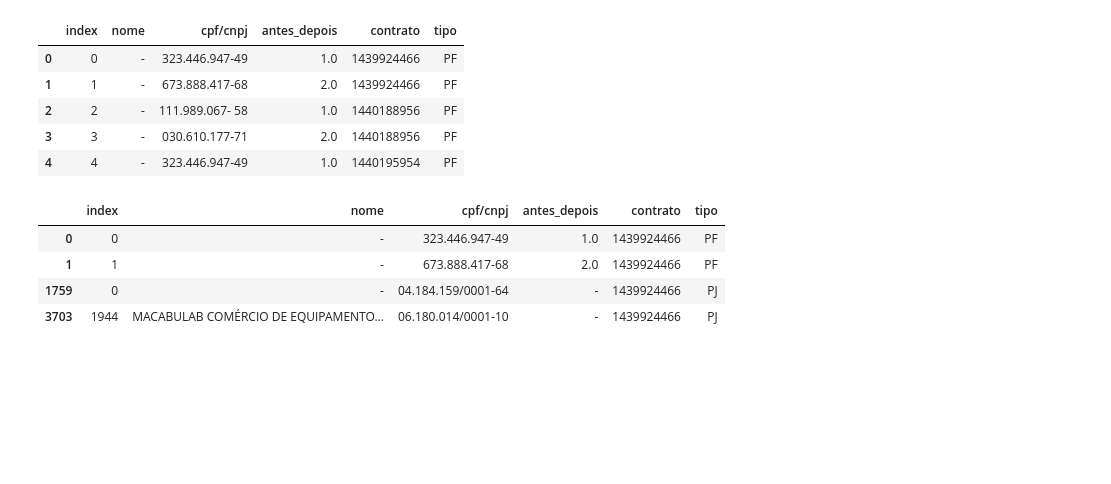
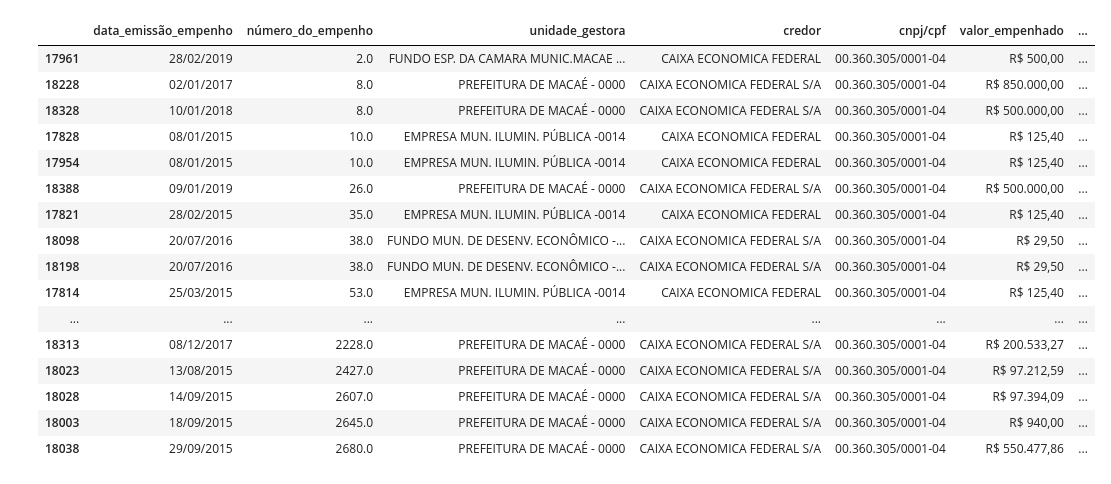
Before and after one commit to mmcodesso/portaltransparenciamacae, a Jupyter notebook: Untitled.ipynb, the cells around one changed output. Drawn from its saved outputs; the diff is of its cells as text; code cells hidden in the pictures; blank space fills up the shorter version.

```diff
--- a/Untitled.ipynb
+++ b/Untitled.ipynb
@@ -4,24 +1,37 @@ import pandas as pd
+# %%
+import sqlite3
+import pandas as pd
+import numpy as np
+from bs4 import BeautifulSoup
+import time
+import sys
+import unicodedata
+
+pd.options.display.max_columns = None # this will set limit of columns to 500
+pd.options.display.max_rows = 10 # this will set limit of columns to 500
 # %%
 dbfile = r"database_macae.db"
 conn = sqlite3.connect(dbfile)
 # %%
-query = "select * from contratos"
-
+query = "select * from detalhes_emp"
 df = pd.read_sql(query, conn)
-
-df.head()
-# %% [output]
-|  | index | nome | cpf/cnpj | antes_depois | contrato | tipo |
-| 0 | 0 | - | 323.446.947-49 | 1.0 | 1439924466 | PF |
-| 1 | 1 | - | 673.888.417-68 | 2.0 | 1439924466 | PF |
-| 2 | 2 | - | 111.989.067- 58 | 1.0 | 1440188956 | PF |
-| 3 | 3 | - | 030.610.177-71 | 2.0 | 1440188956 | PF |
-| 4 | 4 | - | 323.446.947-49 | 1.0 | 1440195954 | PF |
-# %%
-df[df.contrato==1439924466]
-# %% [output]
-|  | index | nome | cpf/cnpj | antes_depois | contrato | tipo |
-| 0 | 0 | - | 323.446.947-49 | 1.0 | 1439924466 | PF |
-| 1 | 1 | - | 673.888.417-68 | 2.0 | 1439924466 | PF |
-| 1759 | 0 | - | 04.184.159/0001-64 | - | 1439924466 | PJ |
-| 3703 | 1944 | MACABULAB COMÉRCIO DE EQUIPAMENTO... | 06.180.014/0001-10 | - | 1439924466 | PJ |
+# %%
+df[(df.credor.str.contains('CAIXA ECONOMICA FEDERAL'))].drop_duplicates().sort_values('número_do_empenho')
+# %% [output]
+|  | data_emissão_empenho | número_do_empenho | unidade_gestora | credor | cnpj/cpf | valor_empenhado | ... |
+| 17961 | 28/02/2019 | 2.0 | FUNDO ESP. DA CAMARA MUNIC.MACAE ... | CAIXA ECONOMICA FEDERAL | 00.360.305/0001-04 | R$ 500,00 | ... |
+| 18228 | 02/01/2017 | 8.0 | PREFEITURA DE MACAÉ - 0000 | CAIXA ECONOMICA FEDERAL S/A | 00.360.305/0001-04 | R$ 850.000,00 | ... |
+| 18328 | 10/01/2018 | 8.0 | PREFEITURA DE MACAÉ - 0000 | CAIXA ECONOMICA FEDERAL S/A | 00.360.305/0001-04 | R$ 500.000,00 | ... |
+| 17828 | 08/01/2015 | 10.0 | EMPRESA MUN. ILUMIN. PÚBLICA -0014 | CAIXA ECONOMICA FEDERAL | 00.360.305/0001-04 | R$ 125,40 | ... |
+| 17954 | 08/01/2015 | 10.0 | EMPRESA MUN. ILUMIN. PÚBLICA -0014 | CAIXA ECONOMICA FEDERAL | 00.360.305/0001-04 | R$ 125,40 | ... |
+| 18388 | 09/01/2019 | 26.0 | PREFEITURA DE MACAÉ - 0000 | CAIXA ECONOMICA FEDERAL S/A | 00.360.305/0001-04 | R$ 500.000,00 | ... |
+| 17821 | 28/02/2015 | 35.0 | EMPRESA MUN. ILUMIN. PÚBLICA -0014 | CAIXA ECONOMICA FEDERAL | 00.360.305/0001-04 | R$ 125,40 | ... |
+| 18098 | 20/07/2016 | 38.0 | FUNDO MUN. DE DESENV. ECONÔMICO -... | CAIXA ECONOMICA FEDERAL S/A | 00.360.305/0001-04 | R$ 29,50 | ... |
+| 18198 | 20/07/2016 | 38.0 | FUNDO MUN. DE DESENV. ECONÔMICO -... | CAIXA ECONOMICA FEDERAL S/A | 00.360.305/0001-04 | R$ 29,50 | ... |
+| 17814 | 25/03/2015 | 53.0 | EMPRESA MUN. ILUMIN. PÚBLICA -0014 | CAIXA ECONOMICA FEDERAL | 00.360.305/0001-04 | R$ 125,40 | ... |
+| ... | ... | ... | ... | ... | ... | ... | ... |
+| 18313 | 08/12/2017 | 2228.0 | PREFEITURA DE MACAÉ - 0000 | CAIXA ECONOMICA FEDERAL S/A | 00.360.305/0001-04 | R$ 200.533,27 | ... |
+| 18023 | 13/08/2015 | 2427.0 | PREFEITURA DE MACAÉ - 0000 | CAIXA ECONOMICA FEDERAL S/A | 00.360.305/0001-04 | R$ 97.212,59 | ... |
+| 18028 | 14/09/2015 | 2607.0 | PREFEITURA DE MACAÉ - 0000 | CAIXA ECONOMICA FEDERAL S/A | 00.360.305/0001-04 | R$ 97.394,09 | ... |
+| 18003 | 18/09/2015 | 2645.0 | PREFEITURA DE MACAÉ - 0000 | CAIXA ECONOMICA FEDERAL S/A | 00.360.305/0001-04 | R$ 940,00 | ... |
+| 18038 | 29/09/2015 | 2680.0 | PREFEITURA DE MACAÉ - 0000 | CAIXA ECONOMICA FEDERAL S/A | 00.360.305/0001-04 | R$ 550.477,86 | ... |
```
Also changed, not shown: parts of 9 cells of this notebook, 14 other files.
